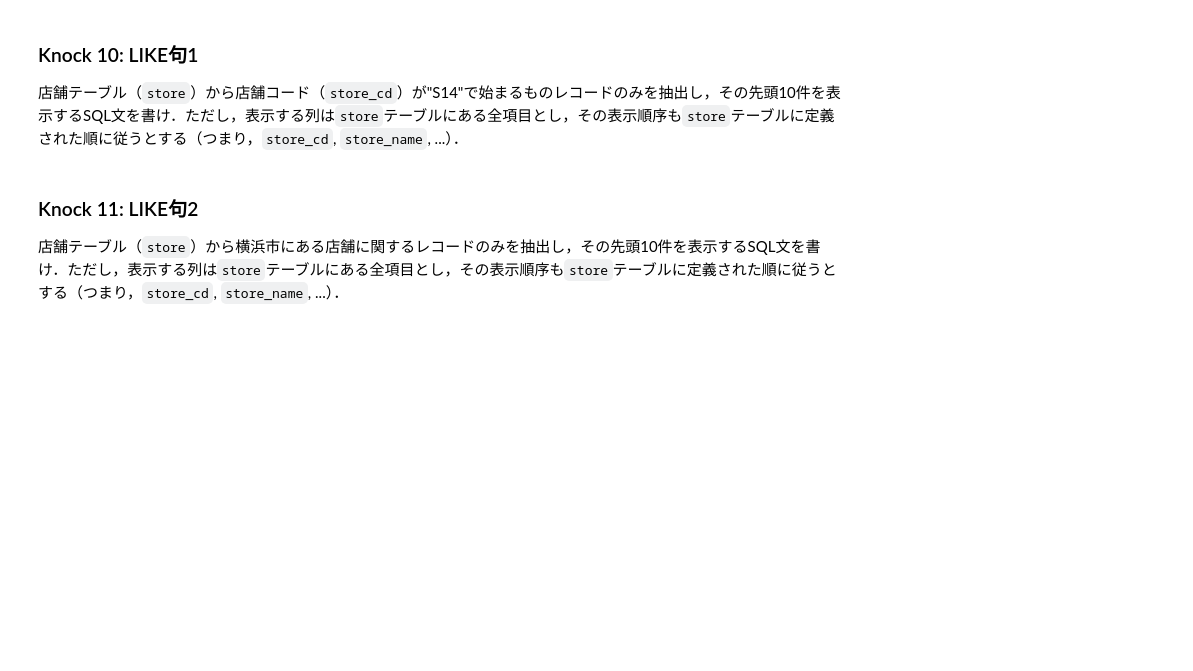
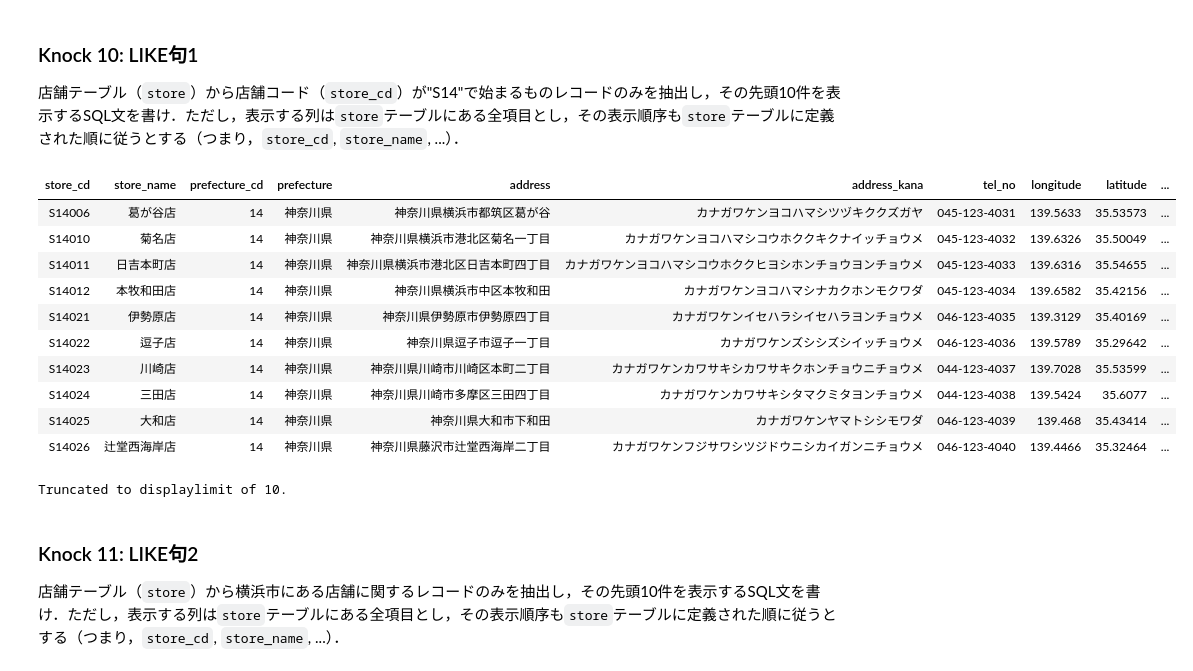
Before and after one commit to daihira078-eng/-, a Jupyter notebook: content/assignment/sql.ipynb, the cells around one changed output. Cells and saved outputs as stored; diff of their text form; code cells hidden in the pictures; blank space fills up the shorter version.

```diff
--- a/content/assignment/sql.ipynb
+++ b/content/assignment/sql.ipynb
@@ -275,3 +318,25 @@ WHERE
+# %%
+%%sql
+
+select *
+from
+    store
+where
+    store_cd like "S14%"
+limit 10;
+# %% [output]
+| store_cd | store_name | prefecture_cd | prefecture | address | address_kana | tel_no | longitude | latitude | ... |
+| S14006 | 葛が谷店 | 14 | 神奈川県 | 神奈川県横浜市都筑区葛が谷 | カナガワケンヨコハマシツヅキククズガヤ | 045-123-4031 | 139.5633 | 35.53573 | ... |
+| S14010 | 菊名店 | 14 | 神奈川県 | 神奈川県横浜市港北区菊名一丁目 | カナガワケンヨコハマシコウホククキクナイッチョウメ | 045-123-4032 | 139.6326 | 35.50049 | ... |
+| S14011 | 日吉本町店 | 14 | 神奈川県 | 神奈川県横浜市港北区日吉本町四丁目 | カナガワケンヨコハマシコウホククヒヨシホンチョウヨンチョウメ | 045-123-4033 | 139.6316 | 35.54655 | ... |
+| S14012 | 本牧和田店 | 14 | 神奈川県 | 神奈川県横浜市中区本牧和田 | カナガワケンヨコハマシナカクホンモクワダ | 045-123-4034 | 139.6582 | 35.42156 | ... |
+| S14021 | 伊勢原店 | 14 | 神奈川県 | 神奈川県伊勢原市伊勢原四丁目 | カナガワケンイセハラシイセハラヨンチョウメ | 046-123-4035 | 139.3129 | 35.40169 | ... |
+| S14022 | 逗子店 | 14 | 神奈川県 | 神奈川県逗子市逗子一丁目 | カナガワケンズシシズシイッチョウメ | 046-123-4036 | 139.5789 | 35.29642 | ... |
+| S14023 | 川崎店 | 14 | 神奈川県 | 神奈川県川崎市川崎区本町二丁目 | カナガワケンカワサキシカワサキクホンチョウニチョウメ | 044-123-4037 | 139.7028 | 35.53599 | ... |
+| S14024 | 三田店 | 14 | 神奈川県 | 神奈川県川崎市多摩区三田四丁目 | カナガワケンカワサキシタマクミタヨンチョウメ | 044-123-4038 | 139.5424 | 35.6077 | ... |
+| S14025 | 大和店 | 14 | 神奈川県 | 神奈川県大和市下和田 | カナガワケンヤマトシシモワダ | 046-123-4039 | 139.468 | 35.43414 | ... |
+| S14026 | 辻堂西海岸店 | 14 | 神奈川県 | 神奈川県藤沢市辻堂西海岸二丁目 | カナガワケンフジサワシツジドウニシカイガンニチョウメ | 046-123-4040 | 139.4466 | 35.32464 | ... |
+Truncated to displaylimit of 10.
 # %% [markdown]
 ### Knock 11: LIKE句2
 店舗テーブル（`store`）から横浜市にある店舗に関するレコードのみを抽出し，その先頭10件を表示するSQL文を書け．ただし，表示する列は`store`テーブルにある全項目とし，その表示順序も`store`テーブルに定義された順に従うとする（つまり，`store_cd`, `store_name`, ...）．
```
Also changed, not shown: parts of 31 cells of this notebook.
